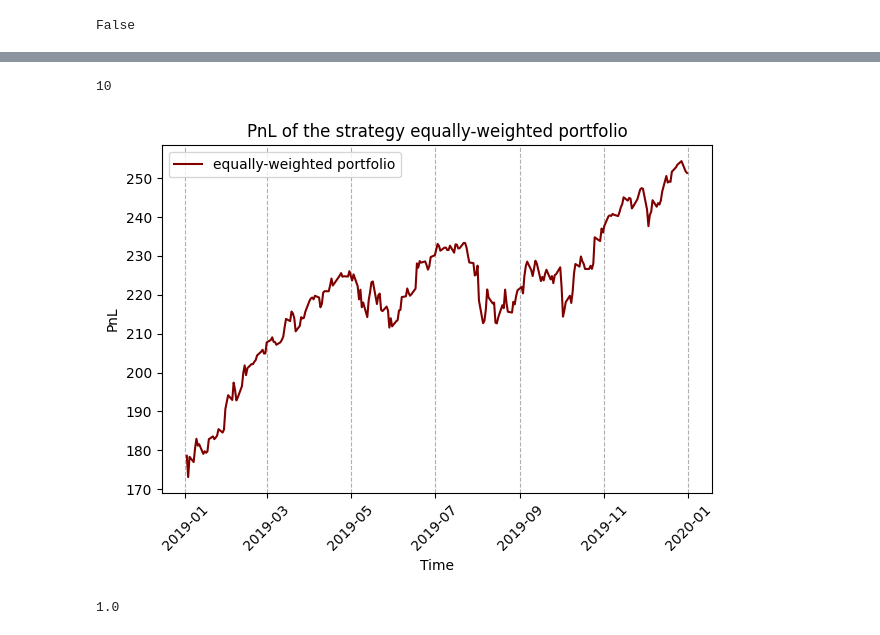
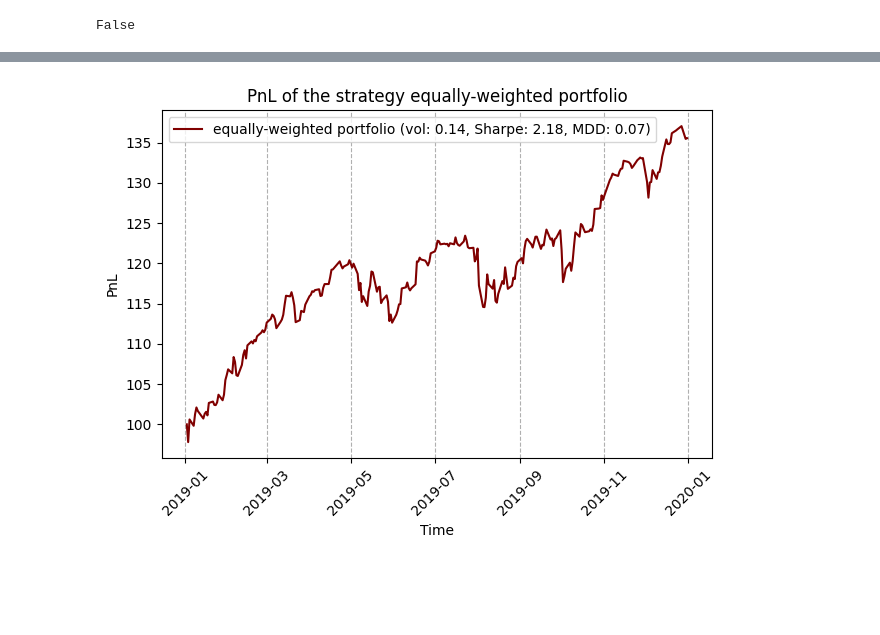
Before and after one commit to kMordarski/Python_for_Optimization_and_Finance, a Jupyter notebook: PythProjGit/PythProjGitR.ipynb, the cells around one changed output, grey strips where cells are left out. Cells and saved outputs as stored; diff of their text form; code cells hidden in the pictures; blank space fills up the shorter version.

Commit message:
Markovitz and classes fixed

```diff
--- a/PythProjGit/PythProjGitR.ipynb
+++ b/PythProjGit/PythProjGitR.ipynb
@@ -310,5 +116,2 @@ returns_2019
 # %%
 n=len(top10)
-n
-# %% [output]
-10
@@ -315,30 +148,17 @@ n
 # %%
-class EWP:
-    def __init__(self, name, returns, n, weights):
-        self.n = 10
+class EWP(Strategy):
+    def __init__(self, name, returns):
         self.name = name
         self.returns = returns
-        self.EWP = ((self.returns).sum(axis=1))/self.n
-
-    def illustrate(self):
-        fig, ax = plt.subplots(1, 1)
-        ax.plot(self.EWP, 'maroon', label=self.name)
-        ax.set_xlabel('Time')
-        ax.set_ylabel('PnL')
-        ax.legend()
-        ax.tick_params(axis='x', rotation=45)
-        ax.set_title(f'PnL of the strategy {self.name}')
-        ax.grid(axis='x', linestyle='--')
-        fig.tight_layout()
-        fig.savefig(f'{self.name}.pdf')
-        plt.show()
+        returns_EWP = np.sum(returns * (1 / len(returns.columns)), axis=1)
+        super().__init__(self.name, returns_EWP)
 # %%
 
-Por1 = EWP(name = 'equally-weighted portfolio', returns = price_2019, n =10)
+Por1 = EWP('equally-weighted portfolio', returns_2019)
 # %%
-Por1.illustrate()
+Por1.illustrate('Maroon')
 # %% [output]
-[figure, old version]
+[figure, new version]
 # %%
 price_2017_2018=agg_price_data['2017-01-01':'2018-12-31'][top10]
 returns_2017_2018 = price_2017_2018.pct_change()
@@ -375,4 +166,0 @@ weights_Markovitz = minimum_variance(price_2019, var_cov_mat)
-# %%
-sum(weights_Markovitz)
-# %% [output]
-1.0
```
Also changed, not shown: parts of 19 cells of this notebook, 1 other file.
